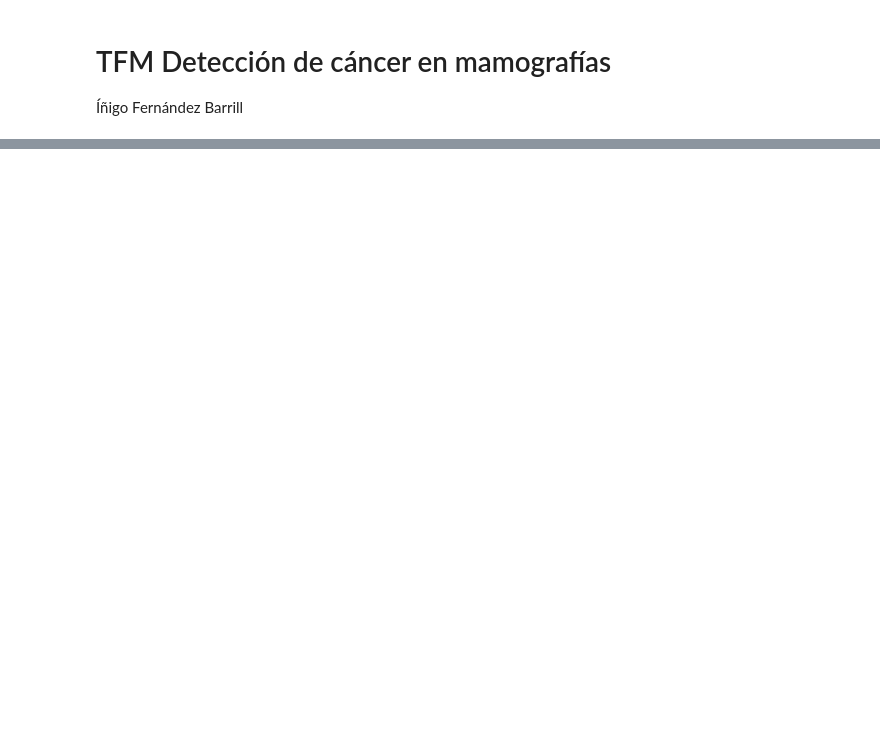
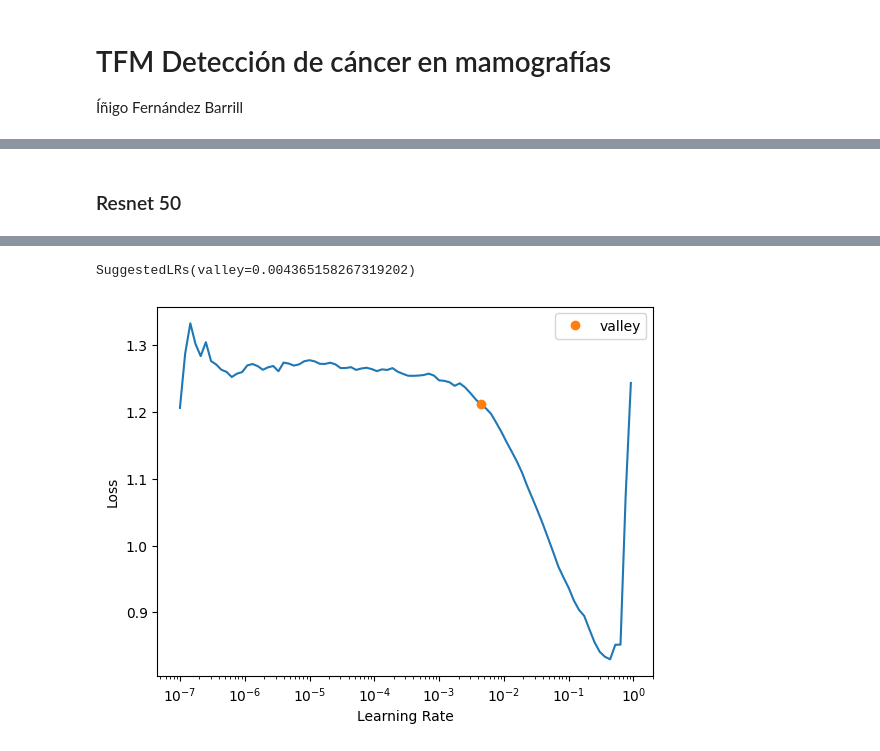
Before and after one commit to inigo99/CancerDetection, a Jupyter notebook: TFM.ipynb, the cells around one changed output, grey strips where cells are left out. Drawn from its saved outputs; the diff is of its cells as text; code cells hidden in the pictures; blank space fills up the shorter version.

```diff
--- a/TFM.ipynb
+++ b/TFM.ipynb
@@ -46,0 +43,12 @@ dls.show_batch()
+# %% [markdown]
+### Resnet 50
+# %%
+callbacks = [
+    ShowGraphCallback(),
+    SaveModelCallback(fname='modelResnet50')
+]
+# %%
+learn = vision_learner(dls, resnet50, metrics=[accuracy, Precision(), Recall(), F1Score()], cbs=callbacks).to_fp16()
+# %%
+learn.lr_find()
+# %% [output]
@@ -46,0 +56,2 @@ dls.show_batch()
+SuggestedLRs(valley=0.004365158267319202)
+[figure, added]
```
Also changed, not shown: parts of 5 cells of this notebook.
